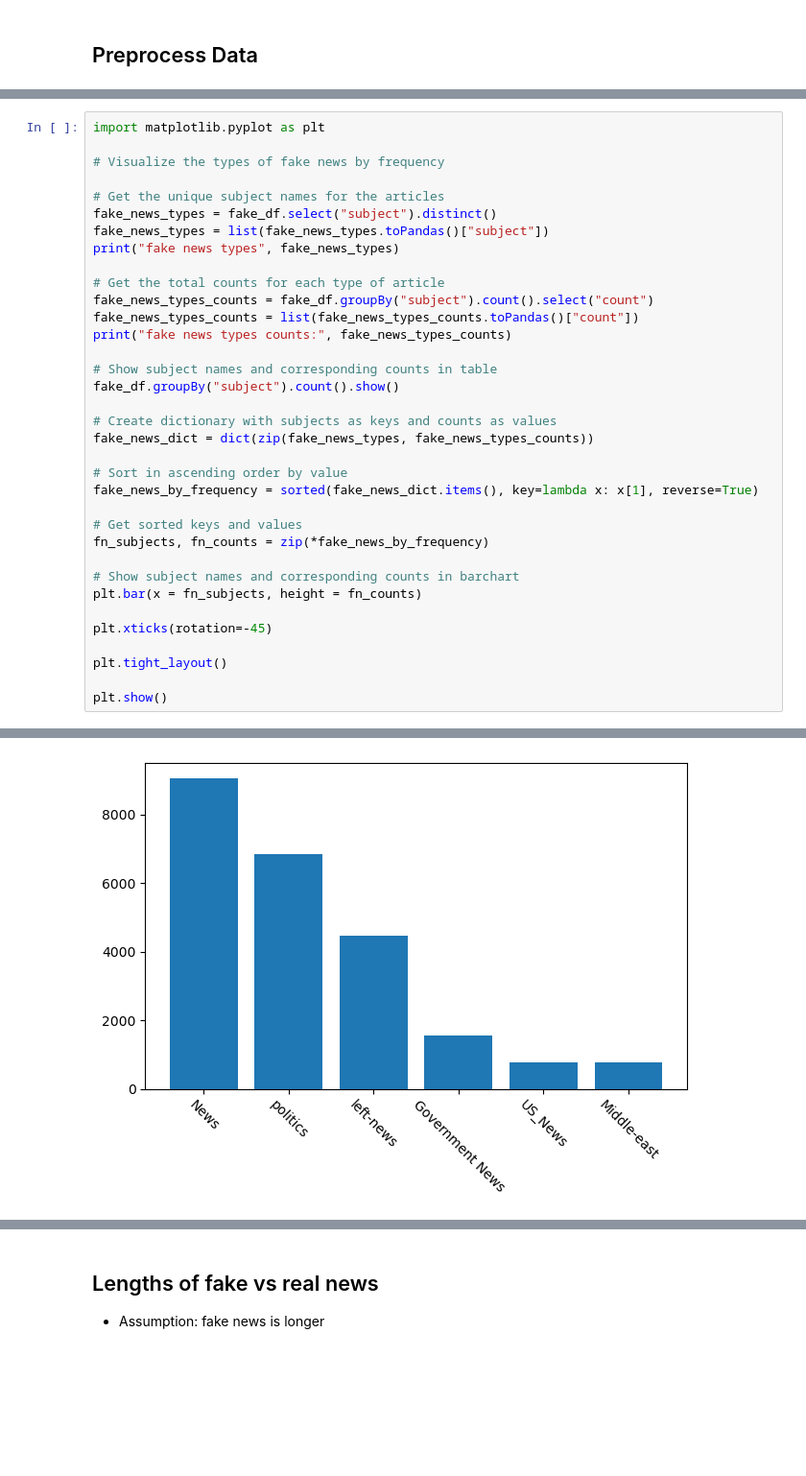
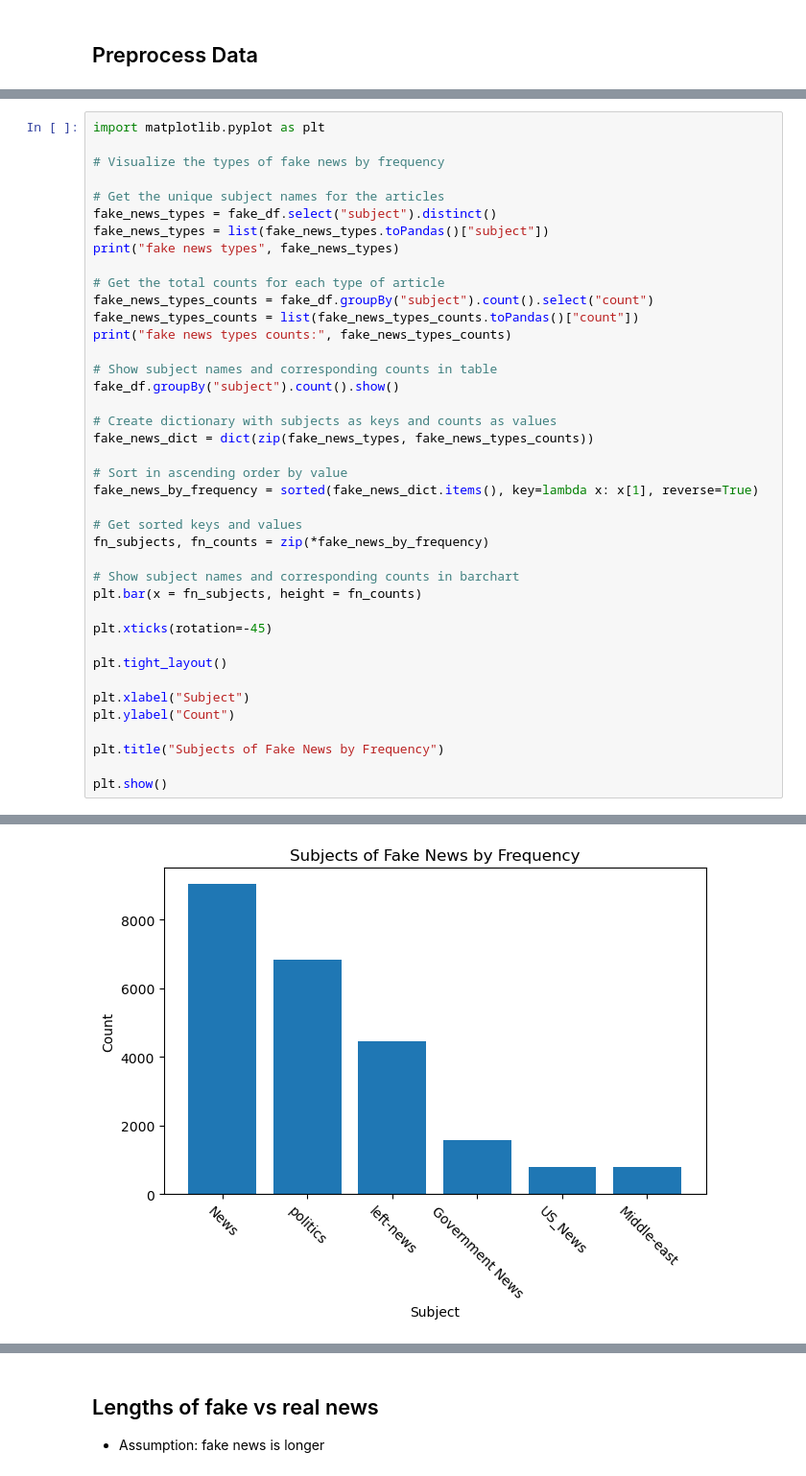
Before and after one commit to leilani-reich/ICS438-FinalProject-FakeNews, a Jupyter notebook: FakeNews.ipynb, the cells around one changed output, grey strips where cells are left out. Shown: that part at 96% size. Cells and saved outputs as stored; diff of their text form; blank space fills up the shorter version.

```diff
--- a/FakeNews.ipynb
+++ b/FakeNews.ipynb
@@ -82,31 +210,36 @@ fake_df.groupBy("subject").count().show()
 # Create dictionary with subjects as keys and counts as values
 fake_news_dict = dict(zip(fake_news_types, fake_news_types_counts))
 
 # Sort in ascending order by value
 fake_news_by_frequency = sorted(fake_news_dict.items(), key=lambda x: x[1], reverse=True)
 
 # Get sorted keys and values
 fn_subjects, fn_counts = zip(*fake_news_by_frequency)
 
 # Show subject names and corresponding counts in barchart
 plt.bar(x = fn_subjects, height = fn_counts)
 
 plt.xticks(rotation=-45)
 
 plt.tight_layout()
 
+plt.xlabel("Subject")
+plt.ylabel("Count")
+
+plt.title("Subjects of Fake News by Frequency")
+
 plt.show()
 # %% [output]
 fake news types ['US_News', 'left-news', 'politics', 'Government News', 'Middle-east', 'News']
 fake news types counts: [783, 4459, 6841, 1570, 778, 9050]
 +---------------+-----+
 |        subject|count|
 +---------------+-----+
 |        US_News|  783|
 |      left-news| 4459|
 |       politics| 6841|
 |Government News| 1570|
 |    Middle-east|  778|
 |           News| 9050|
 +---------------+-----+
-[figure, old version]
+[figure, new version]
```
Also changed, not shown: parts of 27 cells of this notebook.
